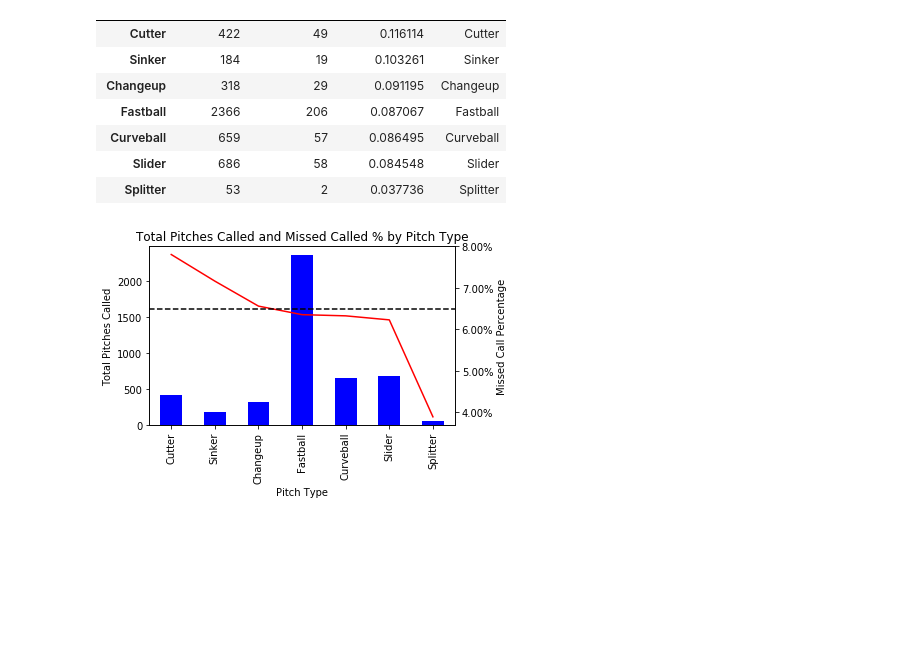
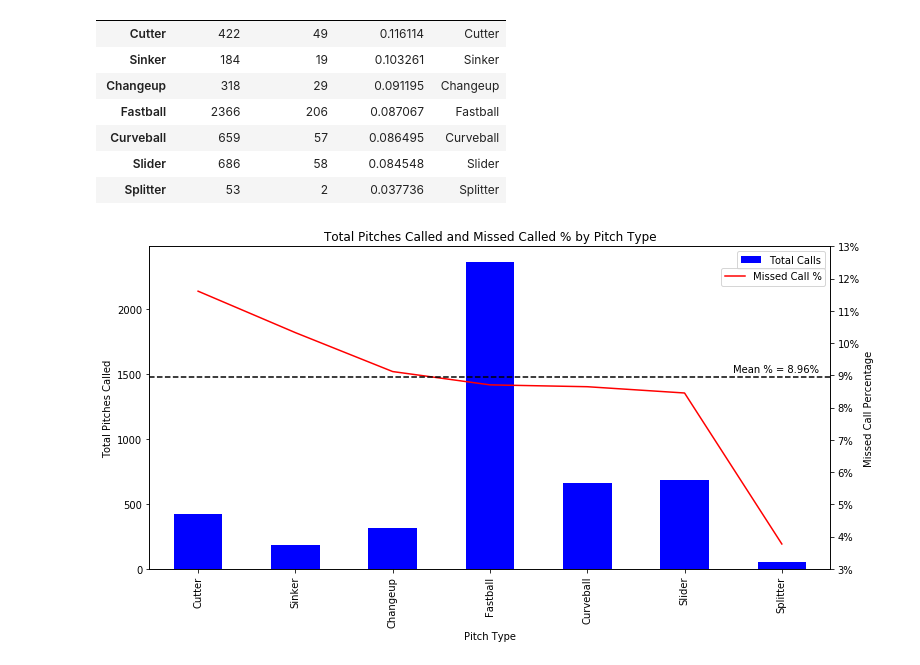
Before and after one commit to ForrestMcDougal/MLB-Postseason-Umpire-Analysis, a Jupyter notebook: Presentation_Charts.ipynb, the cells around one changed output. Drawn from its saved outputs; the diff is of its cells as text; code cells hidden in the pictures; blank space fills up the shorter version.

```diff
--- a/Presentation_Charts.ipynb
+++ b/Presentation_Charts.ipynb
@@ -252,20 +260,24 @@ See the caveats in the documentation: http://pandas.pydata.org/pandas-docs/stabl
 # %%
 fig, ax1 = plt.subplots()
 
+fig_size = plt.rcParams["figure.figsize"]
+fig_size[0] = 11
+fig_size[1] = 6
+plt.rcParams["figure.figsize"] = fig_size
+
 ax2 = ax1.twinx()
 
-pitch_speed_df.plot(kind='bar', x='Pitch Speed (MPH)', y='Total Calls', ax=ax1, color='blue')
-pitch_speed_df['Incorrect %'].plot(ax=ax2, color='red')
+pitch_speed_df.plot(kind='bar', x='Pitch Speed (MPH)', y='Total Calls', ax=ax1, color='blue', legend = True).legend(bbox_to_anchor = (1,1))
+pitch_speed_df['Incorrect %'].plot(ax=ax2, color='red', legend = True).legend(bbox_to_anchor = (1,0.9))
 
 plt.title('Total Pitches Called and Missed Called % by Pitch Speed')
 plt.xlabel('Pitch Speed (MPH)')
 ax1.set_ylabel('Total Pitches Called')
 ax2.set_ylabel('Missed Call Percentage')
-ax1.get_legend().remove()
 
 incrt_mean = 1 - (mean_line_round/100)
 plt.axhline(y=incrt_mean, color = "black", ls = "dashed")
-
+plt.text(6.6, 0.091, (f'Mean = {incrt_mean*100:.2f}%'))
 
 vals = ax2.get_yticks()
 ax2.set_yticklabels(['{:,.2%}'.format(x) for x in vals])
@@ -312,26 +324,35 @@ pitch_type_df
 # %%
 fig, ax1 = plt.subplots()
 
+fig_size = plt.rcParams["figure.figsize"]
+fig_size[0] = 12
+fig_size[1] = 6
+plt.rcParams["figure.figsize"] = fig_size
+
 ax2 = ax1.twinx()
 
-pitch_type_df.plot(kind='bar', x='Pitch Type', y='Total Calls', ax=ax1, color='blue')
-pitch_type_df['Missed Call %'].plot(ax=ax2, color='red')
+pitch_type_df.plot(kind='bar', x='Pitch Type', y='Total Calls', ax=ax1, color='blue', legend = True).legend(bbox_to_anchor = (1,1))
+pitch_type_df['Missed Call %'].plot(ax=ax2, color='red', legend = True).legend(bbox_to_anchor = (1,0.95))
 
 plt.title('Total Pitches Called and Missed Called % by Pitch Type')
 plt.xlabel('Pitch Type')
 ax1.set_ylabel('Total Pitches Called')
 ax2.set_ylabel('Missed Call Percentage')
-ax1.get_legend().remove()
 
 incrt_mean = 1 - (mean_line_round/100)
-plt.axhline(y=incrt_mean, color = "black", ls = "dashed")
+ax2.axhline(y=incrt_mean, color = "black", ls = "dashed")
+
+plt.text(5.5, 0.091, (f'Mean % = {incrt_mean*100:.2f}%'))
+
 
 vals = ax2.get_yticks()
-ax2.set_yticklabels(['{:,.2%}'.format(x) for x in vals])
+frmt = ['{:.0f}%'.format(val*100) for val in vals]
+ax2.set_yticks(vals)
+ax2.set_yticklabels(frmt)
 
 plt.tight_layout()
 
 fig.savefig('Presentation_Images/Calls_pitch_type.png')
 plt.show()
 # %% [output]
-[figure, old version]
+[figure, new version]
```
Also changed, not shown: parts of 5 cells of this notebook, 7 other files.
